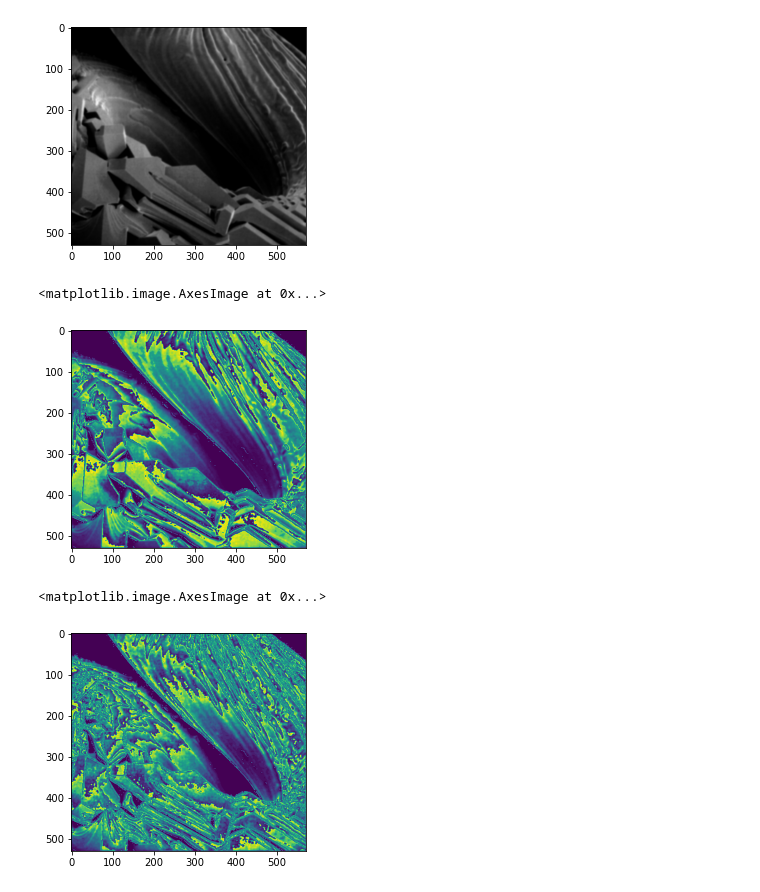
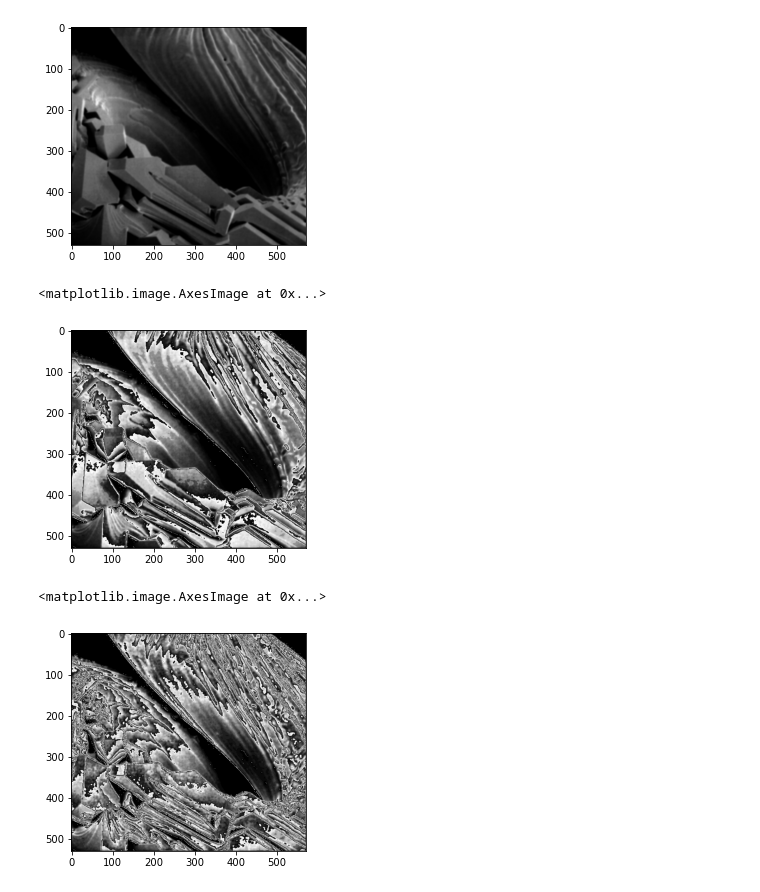
Before and after one commit to calvinlinardy/My-Python-Learning, a Jupyter notebook: Study Stuffs/School/Digital Image Processing/Project-04/High-Boost-Filtering.ipynb, the cells around one changed output. Saved outputs shown, nothing was run; the diff lists cells and outputs as text; code cells hidden in the pictures.

```diff
--- a/Study Stuffs/School/Digital Image Processing/Project-04/High-Boost-Filtering.ipynb
+++ b/Study Stuffs/School/Digital Image Processing/Project-04/High-Boost-Filtering.ipynb
@@ -12,7 +12,9 @@ def highBoostFiltering(image,boost_factor):
     resultant_image = image.copy()
     for i in range(1,image.shape[0]-1):
         for j in range(1,image.shape[1]-1):
-            blur_factor = (image[i-1, j-1] + image[i-1, j] - image[i-1, j+1] + image[i, j-1] + image[i, j] + image[i, j+1] + image[i+1, j+1] + image[i+1, j] + image[i+1, j+1])/9
+            blur_factor = (image[i-1, j-1] + image[i-1, j] - image[i-1, j+1] +
+            image[i, j-1] + image[i, j] + image[i, j+1] + image[i+1, j+1] +
+            image[i+1, j] + image[i+1, j+1])/9
             mask = boost_factor*image[i, j] - blur_factor
             resultant_image[i, j] = image[i, j] + mask
 
@@ -26,14 +28,14 @@ plt.imshow(img)
 # %%
 factor = 4
 output = highBoostFiltering(img,factor)
-plt.imshow(output)
+plt.imshow(output,cmap='gray')
 # %% [output]
 <matplotlib.image.AxesImage at 0x...>
-[figure, old version]
+[figure, new version]
 # %%
 factor = 10
 output = highBoostFiltering(img,factor)
-plt.imshow(output)
+plt.imshow(output,cmap='gray')
 # %% [output]
 <matplotlib.image.AxesImage at 0x...>
-[figure, old version]
+[figure, new version]
```
Also changed, not shown: 2 other files.
